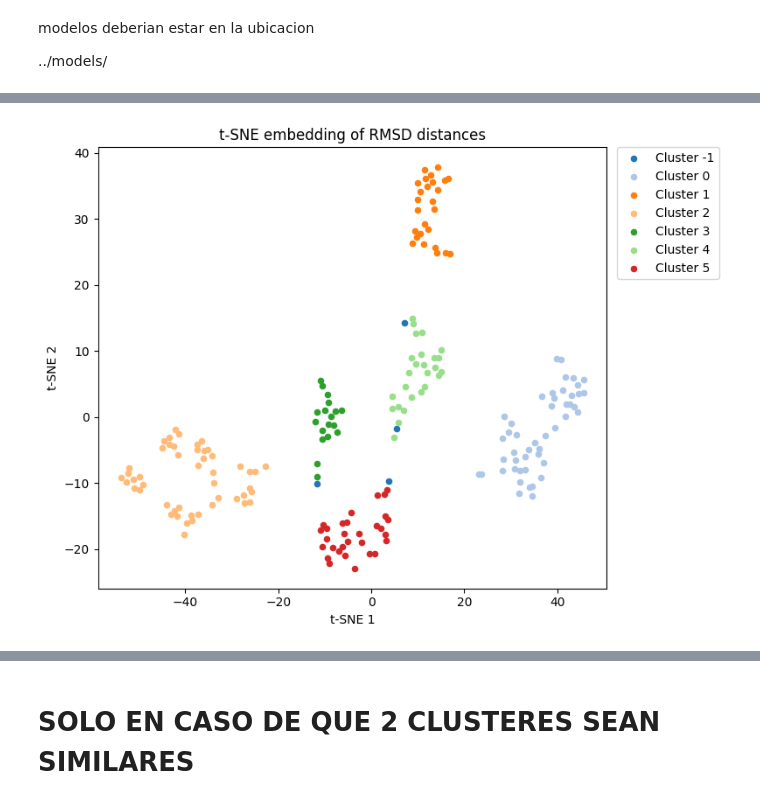
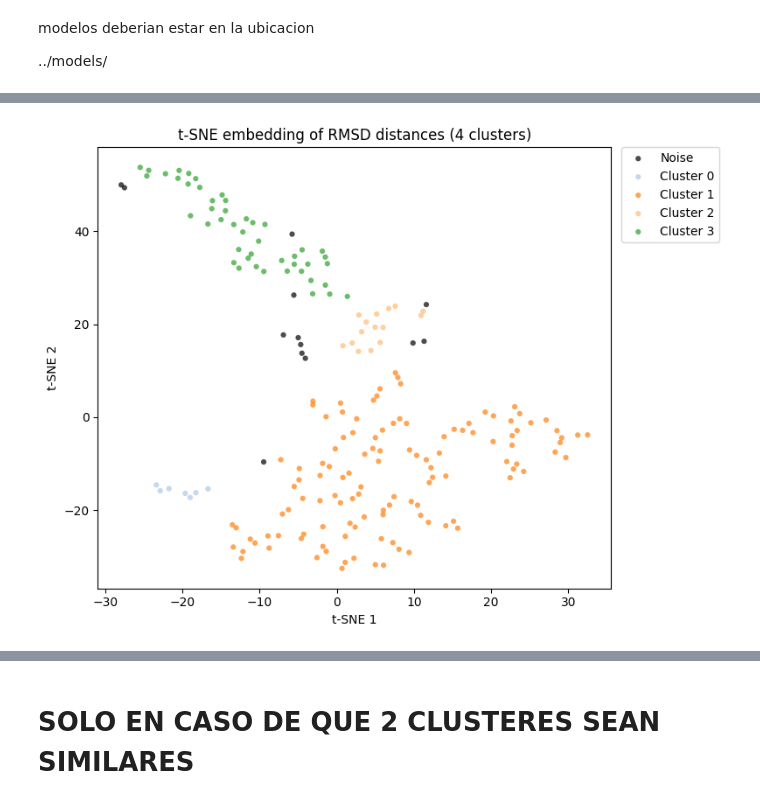
Before and after one commit to alsalas/NSD3Cavity, a Jupyter notebook: run/02CLUSTERING.ipynb, the cells around one changed output, grey strips where cells are left out. Cells and saved outputs as stored; diff of their text form; code cells hidden in the pictures.

```diff
--- a/run/02CLUSTERING.ipynb
+++ b/run/02CLUSTERING.ipynb
@@ -21,7 +21,7 @@ P01106-Q9BZ95_MBII
 P01106-Q9BZ95_MBIII
 P01106-Q9BZ95_MBIIyIII
 '''
-state = 'MBII-ethoxysanguinarine' # modificar al usar
-relative_path = f'../models/{state}/boltz_results_{state}/predictions/{state}/{state}_model_*.pdb'
+state = 'P01106-Q9BZ95_MBIII' # modificar al usar
+relative_path = f'../models/boltz_results_{state}/predictions/{state}/{state}_model_*.pdb'
 relative_path
 # %% [output]
@@ -89,6 +87,4 @@ traj
 # %%
-traj = traj.superpose(traj[0], parallel=True)
-print("Trajectory superpose!")
 distances_traj = get_distances(traj)
 print("Distances matrix ready!")
 # %% [output]
@@ -104,19 +101,15 @@ import numpy as np
 
 # -------------------------------------------------------------------
 # 2) Cálculo de la matriz de distancias RMSD pairwise
-n_frames = traj.n_frames
-dist_matrix = np.zeros((n_frames, n_frames), dtype=float)
+import numpy as np
 
-
-for i in range(n_frames):
-    # RMSD de cada fotograma j contra el fotograma i
-    # parallel=True aprovecha múltiples núcleos si están disponibles
-    dist_matrix[:, i] = md.rmsd(traj, traj, i, parallel=True)
+dist_matrix = get_distances(traj)
+print("✔ Matriz de distancias RMSD calculada")
 print("✔ Pairwise RMSD matrix computed!")
 
 # -------------------------------------------------------------------
 # 3) Clustering con t-SNE
 #    El segundo argumento (20) indica el tamaño mínimo de cluster que usas
-data_tsne_traj,cluster_traj = TSNE_cluster(dist_matrix, 10)
+data_tsne_traj,cluster_traj = TSNE_cluster(dist_matrix, min_cluster_size=4)
 print("✔ Clustering ready!")
 # %% [output]
@@ -149,34 +142,43 @@ array([ 1,  1,  1,  3,  2, -1,  2,  5,  0,  2])
 # %%
 import numpy as np
 import matplotlib.pyplot as plt
 
+# Asumiendo que ya tienes estos objetos:
+# data_tsne_traj: t-SNE 2D embedding (shape: [n_samples, 2])
+# cluster_traj: output de HDBSCAN
+
 labels = cluster_traj.labels_
 unique_labels = np.unique(labels)
+n_clusters = len(unique_labels) - (1 if -1 in unique_labels else 0)  # sin contar ruido
 
-# Cargamos el colormap de 20 colores
+# Cargar colormap
 cmap = plt.get_cmap('tab20')
 
 plt.figure(figsize=(8, 6))
+
 for i, lbl in enumerate(unique_labels):
     idx = labels == lbl
-    # Tomamos el i-ésimo color de la paleta tab20
-    color = cmap(i)
+    color = 'k' if lbl == -1 else cmap(i % 20)  # -1 es "ruido", lo pintamos de negro
+    label_text = 'Noise' if lbl == -1 else f'Cluster {lbl}'
+
     plt.scatter(
         data_tsne_traj[idx, 0],
         data_tsne_traj[idx, 1],
-        label=f'Cluster {lbl}',
-        c=[color],  # color como lista para scatter
-        s=20
+        label=label_text,
+        c=[color],
+        s=20,
+        alpha=0.7,
+        edgecolors='none'
     )
 
 plt.legend(bbox_to_anchor=(1.02, 1), loc='upper left', borderaxespad=0.)
-plt.title('t-SNE embedding of RMSD distances')
+plt.title(f't-SNE embedding of RMSD distances ({n_clusters} clusters)')
 plt.xlabel('t-SNE 1')
 plt.ylabel('t-SNE 2')
 plt.tight_layout()
 plt.show()
 # %% [output]
-[figure, old version]
+[figure, new version]
 # %%
 # creacion de un data frame
 import pandas as pd
```
Also changed, not shown: parts of 23 cells of this notebook, 9 other files.
